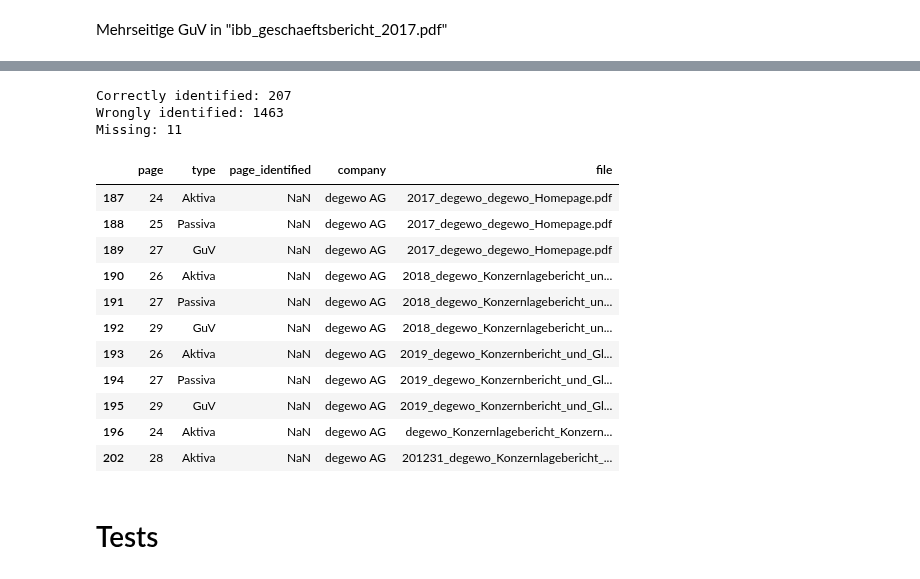
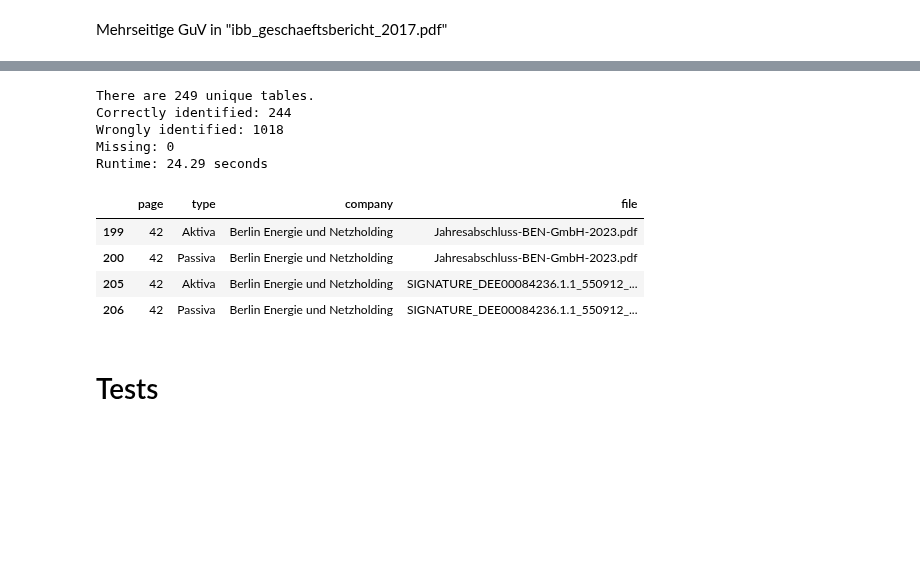
Before and after one commit to Famondir/Thesis, a Jupyter notebook: Python/page_detection_benchmark.ipynb, the cells around one changed output, grey strips where cells are left out. Saved outputs shown, nothing was run; the diff lists cells and outputs as text; code cells hidden in the pictures; blank space fills up the shorter version.

```diff
--- a/Python/page_detection_benchmark.ipynb
+++ b/Python/page_detection_benchmark.ipynb
@@ -159,7 +138,7 @@ from docling_core.types.doc.page import TextCellUnit
 from pdfplumber import open as pdfplumber_open
 
 class PageIdentifierRegex(PageIdentifier):
-    def __init__(self, base_dir, result_dir, regex_patterns, verbose=False, ocr=False, pdfbackend='pymupdf'):
+    def __init__(self, base_dir, result_dir, regex_patterns, verbose=False, ocr=False, pdfbackend='pdfium'):
         super().__init__(base_dir, result_dir, verbose)
         self.regex_patterns = regex_patterns
         self.ocr = ocr
@@ -215,13 +194,13 @@ class PageIdentifierRegex(PageIdentifier):
         elif self.pdfbackend == 'docling-parse':
             parser = DoclingPdfParser()
             pdf_doc: PdfDocument = parser.load(
-                path_or_stream="../Geschaeftsberichte/GESOBAU AG/GESOBAU_Geschaeftsbericht_2017.pdf"
+                path_or_stream=filepath
             )
 
             # PdfDocument.iterate_pages() will automatically populate pages as they are yielded.
-            for page_no, pred_page in pdf_doc.iterate_pages():
+            for page_num, pred_page in pdf_doc.iterate_pages():
                 text = '\n'.join([line.text for line in pred_page.iterate_cells(unit_type=TextCellUnit.LINE)])
-                self.__process_text(text, filepath, page_no)
+                self.__process_text(text, filepath, page_num-1)
 
         elif self.pdfbackend == 'pdfplumber':
             with pdfplumber_open(filepath) as pdf:
@@ -763,0 +766,2 @@ Missing: 40
+# %%
+ben_df3_pdfium = page_identifier_regex_3_pdfium.benchmark()
@@ -765,51 +775,56 @@ Missing: 40
 # Aktiva und Passiva in einigen AfStatBBB nicht korrekt formatiert
 regex_patterns_5 = {
     "Aktiva": [
-        r"aktiva|aktivseite|a k t i v a|a k t i v s e i t e|anlageverm.{1,2}gen",
+        r"a\s*k\s*t\s*i\s*v\s*a|a\s*k\s*t\s*i\s*v\s*s\s*e\s*i\s*t\s*e|anlageverm.{1,2}gen",
         r"((20\d{2}).*(20\d{2}))|((20\d{2}).*vorjahr)|vorjahr",
-        r"anlageverm.{1,2}gen"
+        r"Umlaufverm.{1,2}gen|Anlageverm.{1,2}gen|Rechnungsabgrenzungsposten|Forderungen",
+        r"\s([a-zA-Z]|[0-9]{1,2}|[iI]+)[\.\)]\s"
     ],
     "Passiva": [
-        r"passiva|passivseite|p a s s i v a|p a s s i v s e i t e|eigenkapital",
+        r"p\s*a\s*s\s*s\s*i\s*v\s*a|p\s*a\s*s\s*s\s*i\s*v\s*s\s*e\s*i\s*t\s*e|eigenkapital",
         r"((20\d{2}).*(20\d{2}))|((20\d{2}).*vorjahr)|vorjahr",
-        r"eigenkapital"
+        r"Eigenkapital|R.{1,2}ckstellungen|Verbindlichkeiten|Rechnungsabgrenzungsposten",
+        r"\s([a-zA-Z]|[0-9]{1,2}|[iI]+)[\.\)]\s"
     ],
     "GuV": [
-        r"gewinn",
-        r"verlust",
-        r"rechnung",
+        r"gewinn|guv",
+        r"verlust|guv",
+        r"rechnung|guv",
         r"((20\d{2}).*(20\d{2}))|vorjahr"
+        r"Umsatzerl.{1,2}se|Materialaufwand|Personalaufwand|Abschreibungen|Jahres.{1,2}berschuss|Jahresfehlbetrag|Steuern|Vertriebskosten|Verwaltungskosten|Aufwendungen|Ertr.{1,2}ge",
+        r"\s([a-zA-Z]|[0-9]{1,2}|[iI]+)[\.\)]\s"
     ]
 }
 
 page_identifier_regex_5 = PageIdentifierRegex(
     # base_dir = "../Geschaeftsberichte/Berlin Energie und Netzholding/",
     base_dir = "../Geschaeftsberichte/",
-    result_dir= "../benchmark_results/page_identification/regex_3",
+    result_dir= "../benchmark_results/page_identification/pdfium_exhaustive_regex_restricted",
     regex_patterns = regex_patterns_5,
     verbose = False
 )
 
 page_identifier_regex_5.walk_dir()
 # %%
-ben_df5 = page_identifier_regex_5.benchmark()
-ben_df5['missing']
+ben_df5 = page_identifier_regex_5.benchmark(save_to_json=True)
+
+ben_df3_pdfium['correct'].merge(
+    ben_df5['correct'],
+    on=['page', 'type', 'company', 'file'],
+    how='left',
+    indicator=True
+).query('_merge == "left_only"').drop(columns=['_merge'])
 # %% [output]
-Correctly identified: 207
-Wrongly identified: 1463
-Missing: 11
+There are 249 unique tables.
+Correctly identified: 244
+Wrongly identified: 1018
+Missing: 0
+Runtime: 24.29 seconds
-|  | page | type | page_identified | company | file |
-| 187 | 24 | Aktiva | NaN | degewo AG | 2017_degewo_degewo_Homepage.pdf |
-| 188 | 25 | Passiva | NaN | degewo AG | 2017_degewo_degewo_Homepage.pdf |
-| 189 | 27 | GuV | NaN | degewo AG | 2017_degewo_degewo_Homepage.pdf |
-| 190 | 26 | Aktiva | NaN | degewo AG | 2018_degewo_Konzernlagebericht_un... |
-| 191 | 27 | Passiva | NaN | degewo AG | 2018_degewo_Konzernlagebericht_un... |
-| 192 | 29 | GuV | NaN | degewo AG | 2018_degewo_Konzernlagebericht_un... |
-| 193 | 26 | Aktiva | NaN | degewo AG | 2019_degewo_Konzernbericht_und_Gl... |
-| 194 | 27 | Passiva | NaN | degewo AG | 2019_degewo_Konzernbericht_und_Gl... |
-| 195 | 29 | GuV | NaN | degewo AG | 2019_degewo_Konzernbericht_und_Gl... |
-| 196 | 24 | Aktiva | NaN | degewo AG | degewo_Konzernlagebericht_Konzern... |
-| 202 | 28 | Aktiva | NaN | degewo AG | 201231_degewo_Konzernlagebericht_... |
+|  | page | type | company | file |
+| 199 | 42 | Aktiva | Berlin Energie und Netzholding | Jahresabschluss-BEN-GmbH-2023.pdf |
+| 200 | 42 | Passiva | Berlin Energie und Netzholding | Jahresabschluss-BEN-GmbH-2023.pdf |
+| 205 | 42 | Aktiva | Berlin Energie und Netzholding | SIGNATURE_DEE00084236.1.1_550912_... |
+| 206 | 42 | Passiva | Berlin Energie und Netzholding | SIGNATURE_DEE00084236.1.1_550912_... |
 # %% [markdown]
 # Tests
 # %% [markdown]
```
Also changed, not shown: parts of 22 cells of this notebook, 1 other file.
